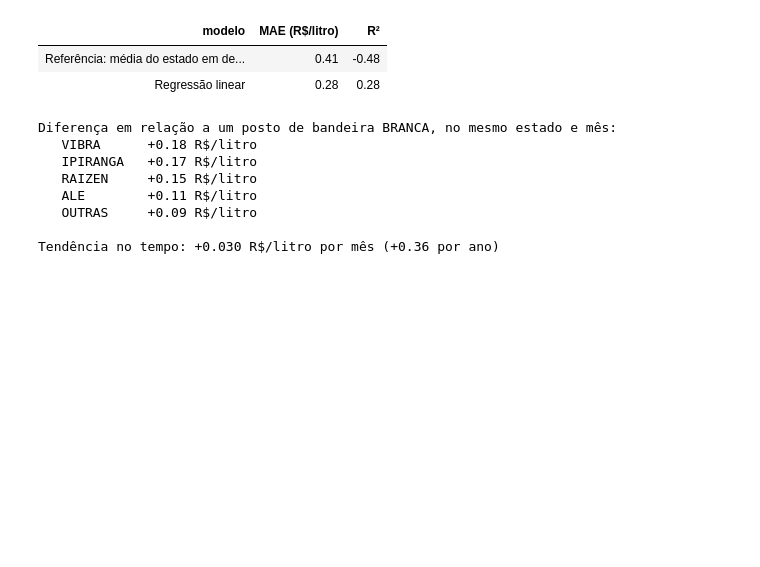
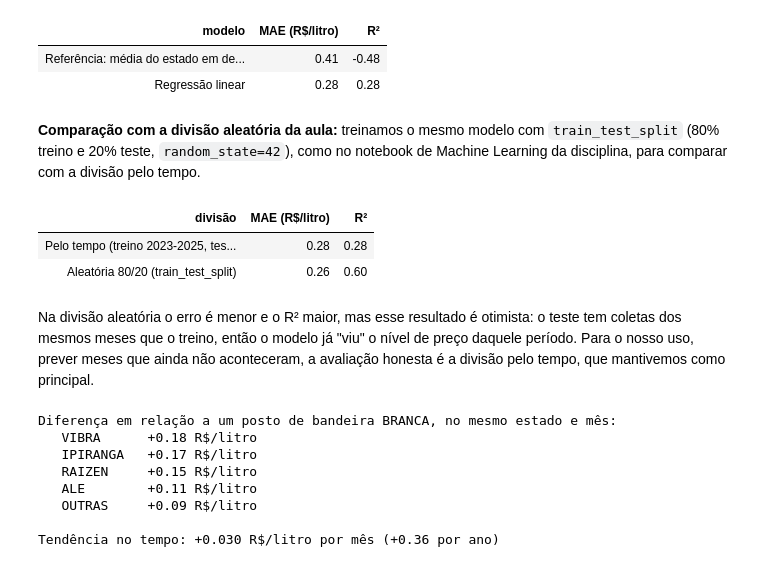
Before and after one commit to EduardoPereirabsi/PJBL01-Precos-combustiveis, a Jupyter notebook: PJBL_RA3_analise.ipynb, the cells around one changed output. Drawn from its saved outputs; the diff is of its cells as text; code cells hidden in the pictures; blank space fills up the shorter version.

```diff
--- a/PJBL_RA3_analise.ipynb
+++ b/PJBL_RA3_analise.ipynb
@@ -511,6 +539,28 @@ AVALIAÇÃO NO TESTE (jan-ago/2026)
 | modelo | MAE (R$/litro) | R² |
 | Referência: média do estado em de... | 0.41 | -0.48 |
 | Regressão linear | 0.28 | 0.28 |
+# %% [markdown]
+**Comparação com a divisão aleatória da aula:** treinamos o mesmo modelo com `train_test_split` (80% treino e 20% teste, `random_state=42`), como no notebook de Machine Learning da disciplina, para comparar com a divisão pelo tempo.
+# %%
+X_treino_aleatorio, X_teste_aleatorio, y_treino_aleatorio, y_teste_aleatorio = train_test_split(
+    X, y, test_size=0.20, random_state=42,
+)
+regressao_aleatoria = LinearRegression().fit(X_treino_aleatorio, y_treino_aleatorio)
+previsao_aleatoria = regressao_aleatoria.predict(X_teste_aleatorio)
+
+divisoes = pd.DataFrame({
+    "divisão": ["Pelo tempo (treino 2023-2025, teste 2026)", "Aleatória 80/20 (train_test_split)"],
+    "MAE (R$/litro)": [mean_absolute_error(y_teste, previsao_regressao),
+                       mean_absolute_error(y_teste_aleatorio, previsao_aleatoria)],
+    "R²": [r2_score(y_teste, previsao_regressao), r2_score(y_teste_aleatorio, previsao_aleatoria)],
+})
+display(divisoes.style.format({"MAE (R$/litro)": "{:.2f}", "R²": "{:.2f}"}).hide(axis="index"))
+# %% [output]
+| divisão | MAE (R$/litro) | R² |
+| Pelo tempo (treino 2023-2025, tes... | 0.28 | 0.28 |
+| Aleatória 80/20 (train_test_split) | 0.26 | 0.60 |
+# %% [markdown]
+Na divisão aleatória o erro é menor e o R² maior, mas esse resultado é otimista: o teste tem coletas dos mesmos meses que o treino, então o modelo já "viu" o nível de preço daquele período. Para o nosso uso, prever meses que ainda não aconteceram, a avaliação honesta é a divisão pelo tempo, que mantivemos como principal.
 # %%
 coeficientes = pd.Series(regressao.coef_, index=X.columns)
 bandeiras = (coeficientes.filter(like="bandeira_grupo_")
```
Also changed, not shown: parts of 8 cells of this notebook.
